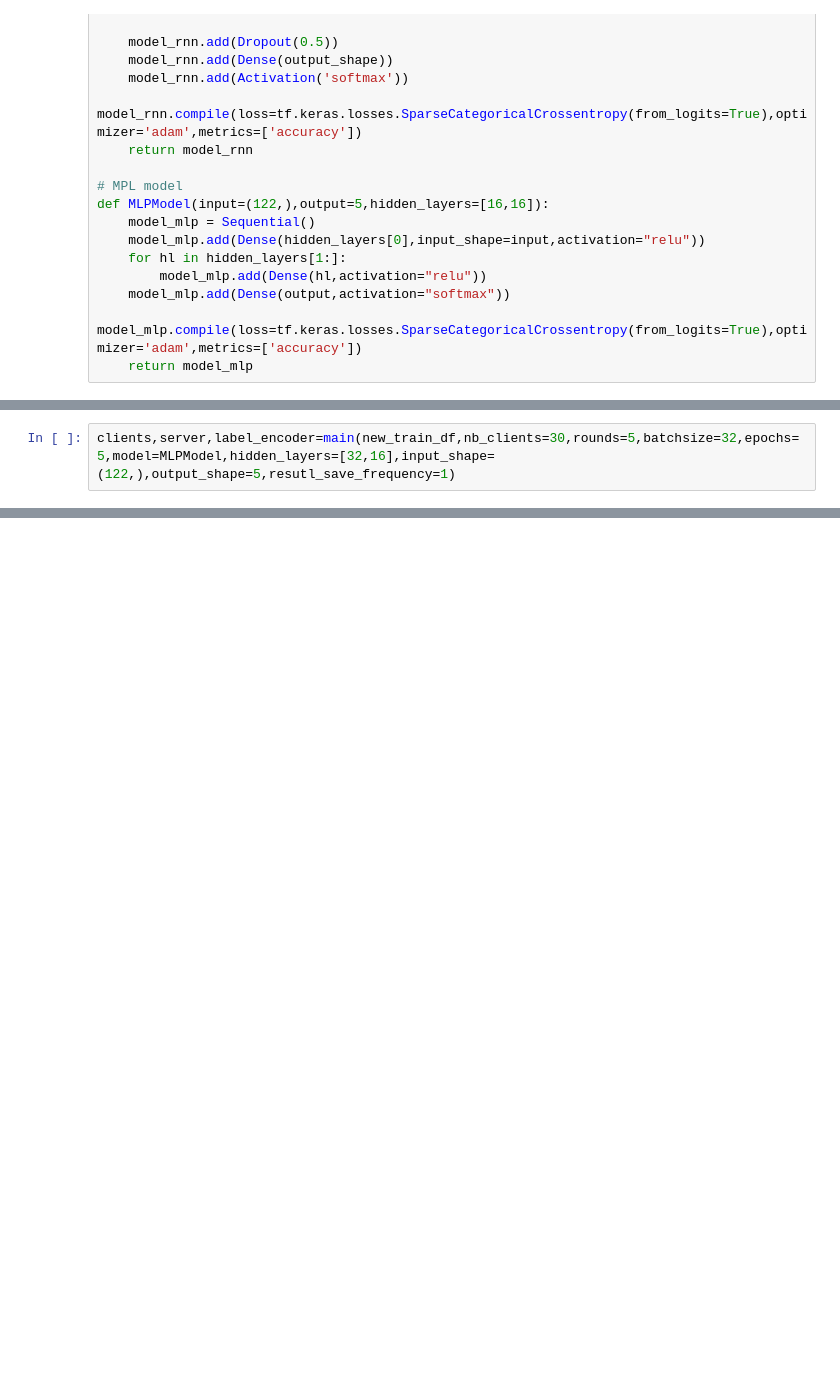
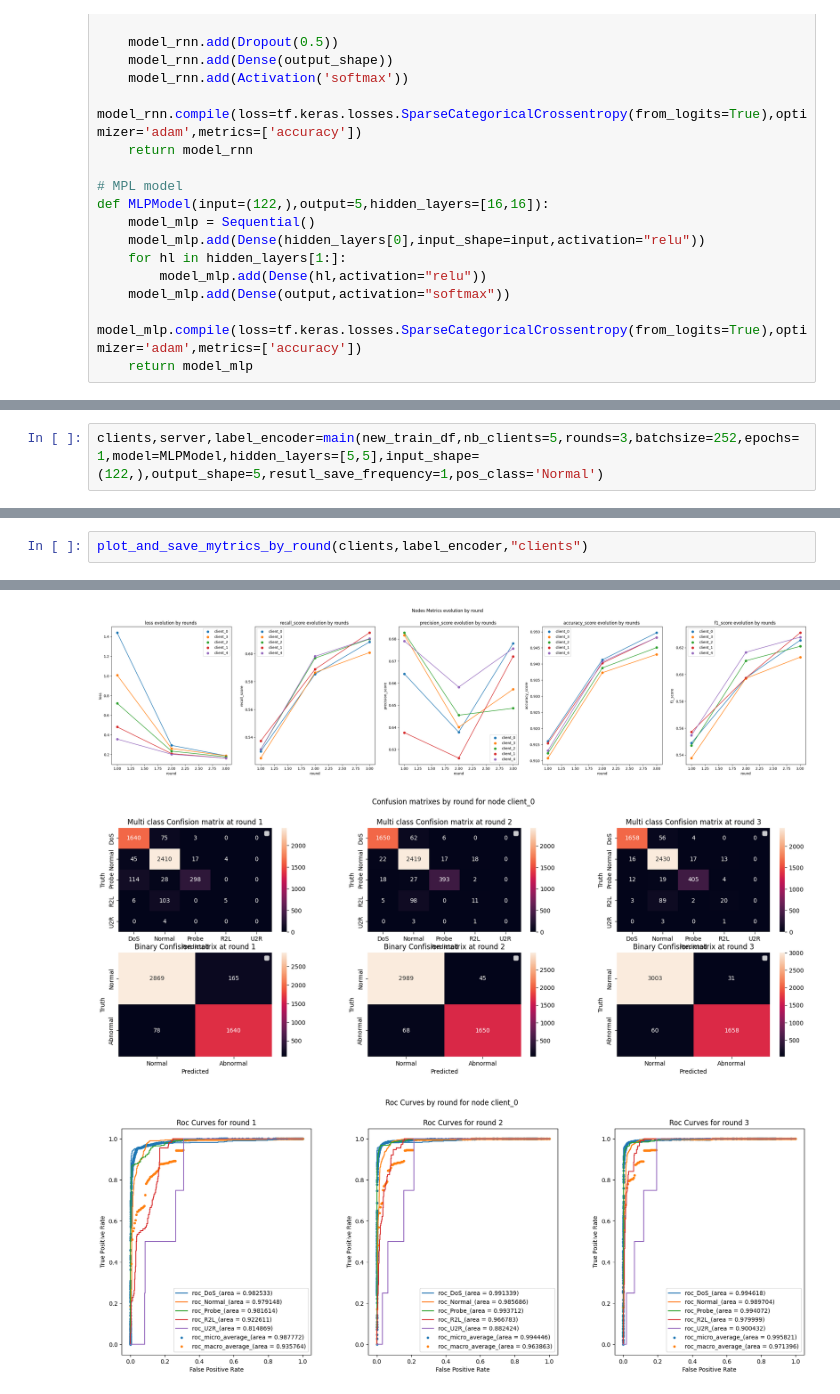
Before and after one commit to NAITSLIMANIkamel/federated_learning, a Jupyter notebook: NSL_KDD_Final.ipynb, the cells around one changed output, grey strips where cells are left out. Cells and saved outputs as stored; diff of their text form; blank space fills up the shorter version.

Commit message:
plot saving management and clients metrics

```diff
--- a/NSL_KDD_Final.ipynb
+++ b/NSL_KDD_Final.ipynb
@@ -536,4 +617,4 @@ def main(dataframe,nb_clients=4,rounds=10,batchsize=128,epochs=5,model=MLPModel,
 
     return clients,server,label_encoder
 # %%
-clients,server,label_encoder=main(new_train_df,nb_clients=30,rounds=5,batchsize=32,epochs=5,model=MLPModel,hidden_layers=[32,16],input_shape=(122,),output_shape=5,resutl_save_frequency=1)
+clients,server,label_encoder=main(new_train_df,nb_clients=5,rounds=3,batchsize=252,epochs=1,model=MLPModel,hidden_layers=[5,5],input_shape=(122,),output_shape=5,resutl_save_frequency=1,pos_class='Normal')
@@ -550,0 +621,3 @@ WARNING:matplotlib.legend:No artists with labels found to put in legend.  Note t
+# %%
+plot_and_save_mytrics_by_round(clients,label_encoder,"clients")
+# %% [output]
@@ -550,0 +641,3 @@ WARNING:matplotlib.legend:No artists with labels found to put in legend.  Note t
+[figure, added]
+[figure, added]
+[figure, added]
```
Also changed, not shown: parts of 7 cells of this notebook.
